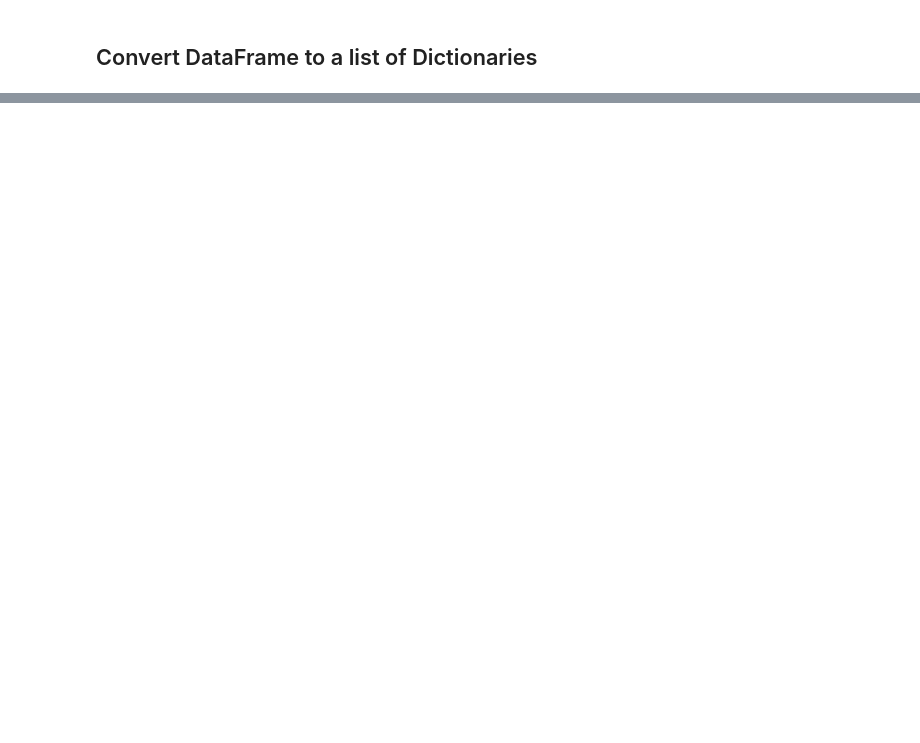
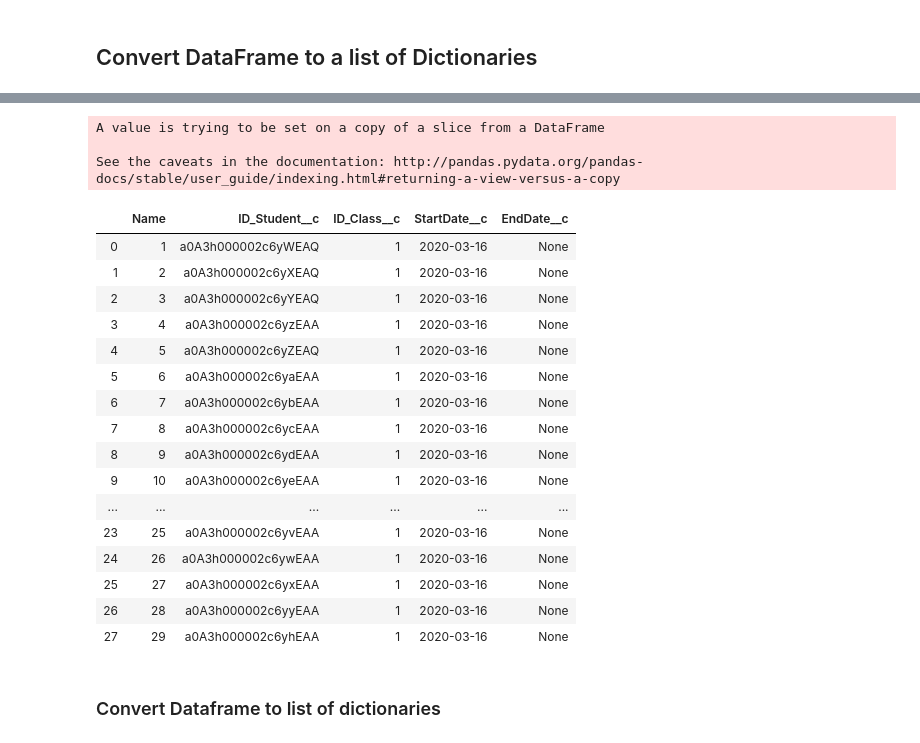
Before and after one commit to clemiblac/ETL_Project, a Jupyter notebook: ETL_Student+ClassParticipant.ipynb, the cells around one changed output, grey strips where cells are left out. Saved outputs shown, nothing was run; the diff lists cells and outputs as text; code cells hidden in the pictures; blank space fills up the shorter version.

```diff
--- a/ETL_Student+ClassParticipant.ipynb
+++ b/ETL_Student+ClassParticipant.ipynb
@@ -77,0 +91,6 @@ except Exception as e:
+# %%
+participant_data=participant_data.rename(columns={"ID_ClassParticipant":"Name","ID_Student":"ID_Student__c",
+                                        "ID_Class":"ID_Class__c","StartDate":"StartDate__c","EndDate":"EndDate__c"})
+#convert date to string otherwise we will get JSON nonserilizable error
+participant_data["StartDate__c"]=participant_data["StartDate__c"].astype(str)
+participant_data.head()
@@ -77,0 +106,2 @@ except Exception as e:
+# %%
+query=sf.query("SELECT ID_Student__c from Student__c")
@@ -77,0 +130,10 @@ except Exception as e:
+# %%
+student_dict={}
+x=0
+while x< len(query['records']):
+    url=query['records'][x]['attributes']['url'].split('/')[6]
+    student_id=int(query['records'][x]['ID_Student__c'])
+    print(url,student_id)
+    student_dict[student_id]=url
+    x=x+1
+print(student_dict)
@@ -77,0 +158,27 @@ except Exception as e:
+# %%
+for index,row in participant_data.iterrows():
+    participant_data['ID_Student__c'][index]=student_dict[row['ID_Student__c']]
+participant_data
+# %% [output]
+A value is trying to be set on a copy of a slice from a DataFrame
+
+See the caveats in the documentation: http://pandas.pydata.org/pandas-docs/stable/user_guide/indexing.html#returning-a-view-versus-a-copy
+|  | Name | ID_Student__c | ID_Class__c | StartDate__c | EndDate__c |
+| 0 | 1 | a0A3h000002c6yWEAQ | 1 | 2020-03-16 | None |
+| 1 | 2 | a0A3h000002c6yXEAQ | 1 | 2020-03-16 | None |
+| 2 | 3 | a0A3h000002c6yYEAQ | 1 | 2020-03-16 | None |
+| 3 | 4 | a0A3h000002c6yzEAA | 1 | 2020-03-16 | None |
+| 4 | 5 | a0A3h000002c6yZEAQ | 1 | 2020-03-16 | None |
+| 5 | 6 | a0A3h000002c6yaEAA | 1 | 2020-03-16 | None |
+| 6 | 7 | a0A3h000002c6ybEAA | 1 | 2020-03-16 | None |
+| 7 | 8 | a0A3h000002c6ycEAA | 1 | 2020-03-16 | None |
+| 8 | 9 | a0A3h000002c6ydEAA | 1 | 2020-03-16 | None |
+| 9 | 10 | a0A3h000002c6yeEAA | 1 | 2020-03-16 | None |
+| ... | ... | ... | ... | ... | ... |
+| 23 | 25 | a0A3h000002c6yvEAA | 1 | 2020-03-16 | None |
+| 24 | 26 | a0A3h000002c6ywEAA | 1 | 2020-03-16 | None |
+| 25 | 27 | a0A3h000002c6yxEAA | 1 | 2020-03-16 | None |
+| 26 | 28 | a0A3h000002c6yyEAA | 1 | 2020-03-16 | None |
+| 27 | 29 | a0A3h000002c6yhEAA | 1 | 2020-03-16 | None |
+# %% [markdown]
+### Convert Dataframe to list of dictionaries
```
Also changed, not shown: parts of 34 cells of this notebook, 2 other files.
